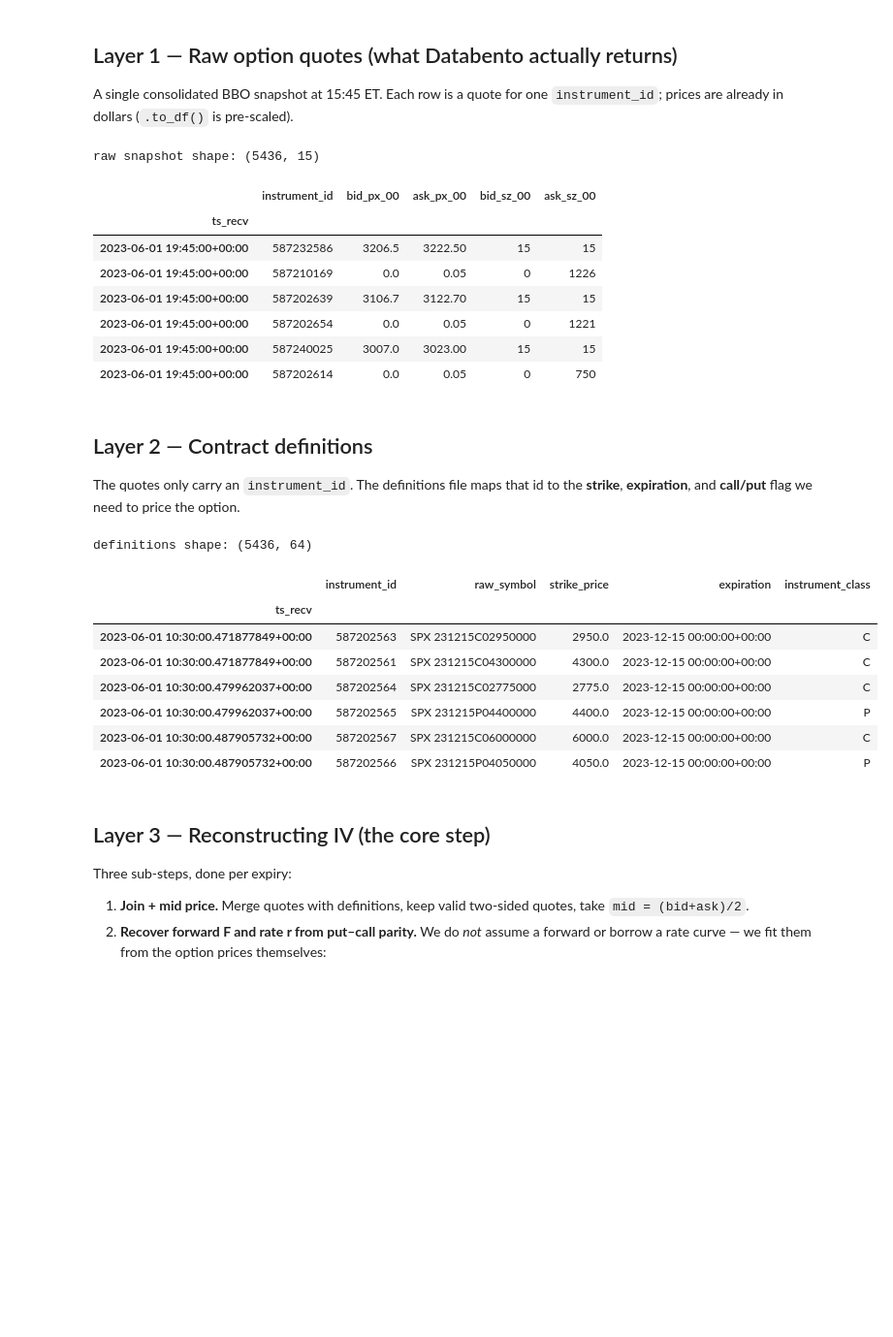
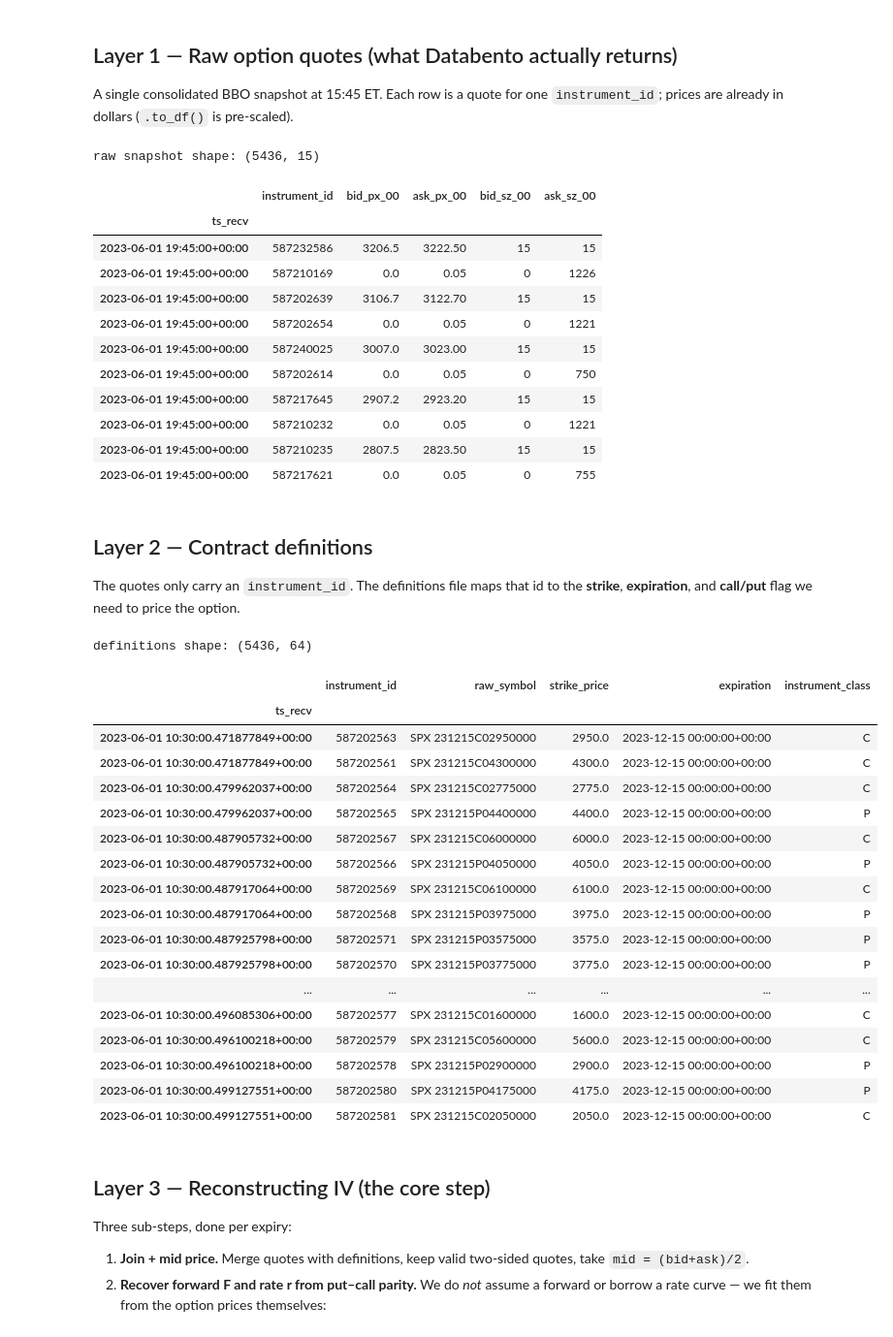
Before and after one commit to harrodyuan/DS4FE, a Jupyter notebook: DS4FE_IV_Data_Walkthrough.ipynb, the cells around one changed output. Shown at 97% size. Cells and saved outputs as stored; diff of their text form; code cells hidden in the pictures; blank space fills up the shorter version.

```diff
--- a/DS4FE_IV_Data_Walkthrough.ipynb
+++ b/DS4FE_IV_Data_Walkthrough.ipynb
@@ -39,7 +46,7 @@ A single consolidated BBO snapshot at 15:45 ET. Each row is a quote for one `ins
 cbbo = pd.read_parquet(f'{IV}/cbbo_{DAY}_1545.parquet')
 print('raw snapshot shape:', cbbo.shape)
 qcols = [c for c in ['instrument_id','bid_px_00','ask_px_00','bid_sz_00','ask_sz_00'] if c in cbbo.columns]
-cbbo[qcols].head(6)
+cbbo[qcols].head(10)
 # %% [output]
 raw snapshot shape: (5436, 15)
 |  | instrument_id | bid_px_00 | ask_px_00 | bid_sz_00 | ask_sz_00 |
@@ -50,6 +57,10 @@ raw snapshot shape: (5436, 15)
 | 2023-06-01 19:45:00+00:00 | 587202654 | 0.0 | 0.05 | 0 | 1221 |
 | 2023-06-01 19:45:00+00:00 | 587240025 | 3007.0 | 3023.00 | 15 | 15 |
 | 2023-06-01 19:45:00+00:00 | 587202614 | 0.0 | 0.05 | 0 | 750 |
+| 2023-06-01 19:45:00+00:00 | 587217645 | 2907.2 | 2923.20 | 15 | 15 |
+| 2023-06-01 19:45:00+00:00 | 587210232 | 0.0 | 0.05 | 0 | 1221 |
+| 2023-06-01 19:45:00+00:00 | 587210235 | 2807.5 | 2823.50 | 15 | 15 |
+| 2023-06-01 19:45:00+00:00 | 587217621 | 0.0 | 0.05 | 0 | 755 |
 # %% [markdown]
 ## Layer 2 — Contract definitions
 
@@ -57,18 +68,28 @@ The quotes only carry an `instrument_id`. The definitions file maps that id to t
 # %%
 defs = pd.read_parquet(f'{IV}/def_{DAY}.parquet')
 dcols = [c for c in ['instrument_id','raw_symbol','strike_price','expiration','instrument_class'] if c in defs.columns]
 print('definitions shape:', defs.shape)
-defs[dcols].head(6)
+defs[dcols].head(20)
 # %% [output]
 definitions shape: (5436, 64)
 |  | instrument_id | raw_symbol | strike_price | expiration | instrument_class |
 | ts_recv |  |  |  |  |  |
 | 2023-06-01 10:30:00.471877849+00:00 | 587202563 | SPX 231215C02950000 | 2950.0 | 2023-12-15 00:00:00+00:00 | C |
 | 2023-06-01 10:30:00.471877849+00:00 | 587202561 | SPX 231215C04300000 | 4300.0 | 2023-12-15 00:00:00+00:00 | C |
 | 2023-06-01 10:30:00.479962037+00:00 | 587202564 | SPX 231215C02775000 | 2775.0 | 2023-12-15 00:00:00+00:00 | C |
 | 2023-06-01 10:30:00.479962037+00:00 | 587202565 | SPX 231215P04400000 | 4400.0 | 2023-12-15 00:00:00+00:00 | P |
 | 2023-06-01 10:30:00.487905732+00:00 | 587202567 | SPX 231215C06000000 | 6000.0 | 2023-12-15 00:00:00+00:00 | C |
 | 2023-06-01 10:30:00.487905732+00:00 | 587202566 | SPX 231215P04050000 | 4050.0 | 2023-12-15 00:00:00+00:00 | P |
+| 2023-06-01 10:30:00.487917064+00:00 | 587202569 | SPX 231215C06100000 | 6100.0 | 2023-12-15 00:00:00+00:00 | C |
+| 2023-06-01 10:30:00.487917064+00:00 | 587202568 | SPX 231215P03975000 | 3975.0 | 2023-12-15 00:00:00+00:00 | P |
+| 2023-06-01 10:30:00.487925798+00:00 | 587202571 | SPX 231215P03575000 | 3575.0 | 2023-12-15 00:00:00+00:00 | P |
+| 2023-06-01 10:30:00.487925798+00:00 | 587202570 | SPX 231215P03775000 | 3775.0 | 2023-12-15 00:00:00+00:00 | P |
+| ... | ... | ... | ... | ... | ... |
+| 2023-06-01 10:30:00.496085306+00:00 | 587202577 | SPX 231215C01600000 | 1600.0 | 2023-12-15 00:00:00+00:00 | C |
+| 2023-06-01 10:30:00.496100218+00:00 | 587202579 | SPX 231215C05600000 | 5600.0 | 2023-12-15 00:00:00+00:00 | C |
+| 2023-06-01 10:30:00.496100218+00:00 | 587202578 | SPX 231215P02900000 | 2900.0 | 2023-12-15 00:00:00+00:00 | P |
+| 2023-06-01 10:30:00.499127551+00:00 | 587202580 | SPX 231215P04175000 | 4175.0 | 2023-12-15 00:00:00+00:00 | P |
+| 2023-06-01 10:30:00.499127551+00:00 | 587202581 | SPX 231215C02050000 | 2050.0 | 2023-12-15 00:00:00+00:00 | C |
 # %% [markdown]
 ## Layer 3 — Reconstructing IV (the core step)
 
```
Also changed, not shown: parts of 5 cells of this notebook.
